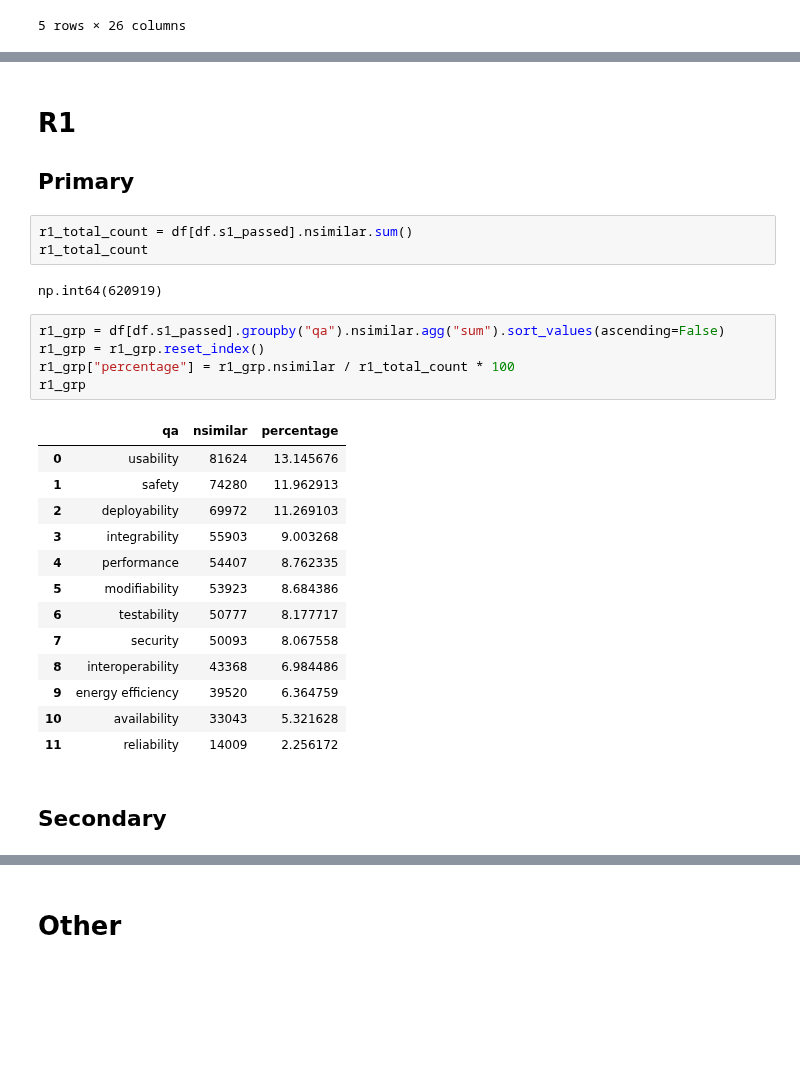
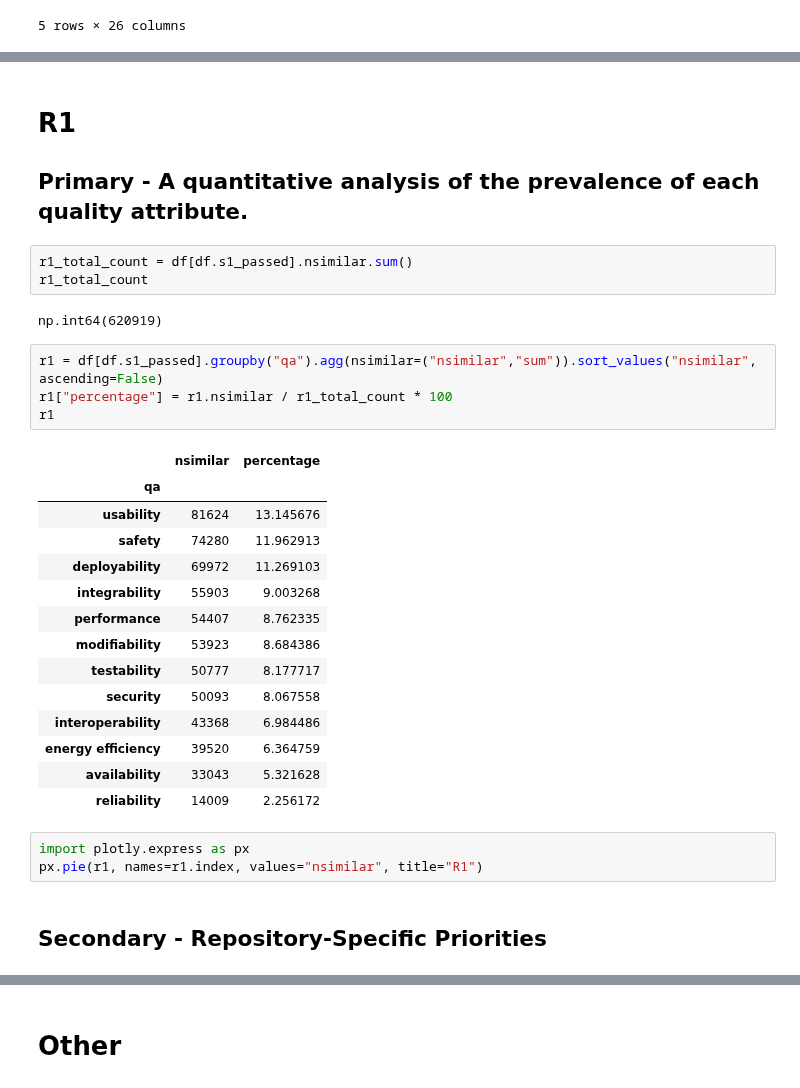
Before and after one commit to dmitrijs-voronovs/scientific-software-architecture-analysis, a Jupyter notebook: processing_pipeline/analysis/merged.ipynb, the cells around one changed output, grey strips where cells are left out. Drawn from its saved outputs; the diff is of its cells as text; blank space fills up the shorter version.

Commit message:
Add more analysis of final data

```diff
--- a/processing_pipeline/analysis/merged.ipynb
+++ b/processing_pipeline/analysis/merged.ipynb
@@ -88,30 +88,33 @@ Support User Initiative                         56
 Name: nsimilar, dtype: int64
 # %% [markdown]
 # R1
-## Primary
+## Primary - A quantitative analysis of the prevalence of each quality attribute.
 # %%
 r1_total_count = df[df.s1_passed].nsimilar.sum()
 r1_total_count
 # %% [output]
 np.int64(620919)
 # %%
-r1_grp = df[df.s1_passed].groupby("qa").nsimilar.agg("sum").sort_values(ascending=False)
-r1_grp = r1_grp.reset_index()
-r1_grp["percentage"] = r1_grp.nsimilar / r1_total_count * 100
-r1_grp
+r1 = df[df.s1_passed].groupby("qa").agg(nsimilar=("nsimilar","sum")).sort_values("nsimilar", ascending=False)
+r1["percentage"] = r1.nsimilar / r1_total_count * 100
+r1
 # %% [output]
-|  | qa | nsimilar | percentage |
-| 0 | usability | 81624 | 13.145676 |
-| 1 | safety | 74280 | 11.962913 |
-| 2 | deployability | 69972 | 11.269103 |
-| 3 | integrability | 55903 | 9.003268 |
-| 4 | performance | 54407 | 8.762335 |
-| 5 | modifiability | 53923 | 8.684386 |
-| 6 | testability | 50777 | 8.177717 |
-| 7 | security | 50093 | 8.067558 |
-| 8 | interoperability | 43368 | 6.984486 |
-| 9 | energy efficiency | 39520 | 6.364759 |
-| 10 | availability | 33043 | 5.321628 |
-| 11 | reliability | 14009 | 2.256172 |
+|  | nsimilar | percentage |
+| qa |  |  |
+| usability | 81624 | 13.145676 |
+| safety | 74280 | 11.962913 |
+| deployability | 69972 | 11.269103 |
+| integrability | 55903 | 9.003268 |
+| performance | 54407 | 8.762335 |
+| modifiability | 53923 | 8.684386 |
+| testability | 50777 | 8.177717 |
+| security | 50093 | 8.067558 |
+| interoperability | 43368 | 6.984486 |
+| energy efficiency | 39520 | 6.364759 |
+| availability | 33043 | 5.321628 |
+| reliability | 14009 | 2.256172 |
+# %%
+import plotly.express as px
+px.pie(r1, names=r1.index, values="nsimilar", title="R1")
 # %% [markdown]
-## Secondary
+## Secondary - Repository-Specific Priorities
```
Also changed, not shown: parts of 13 cells of this notebook.
